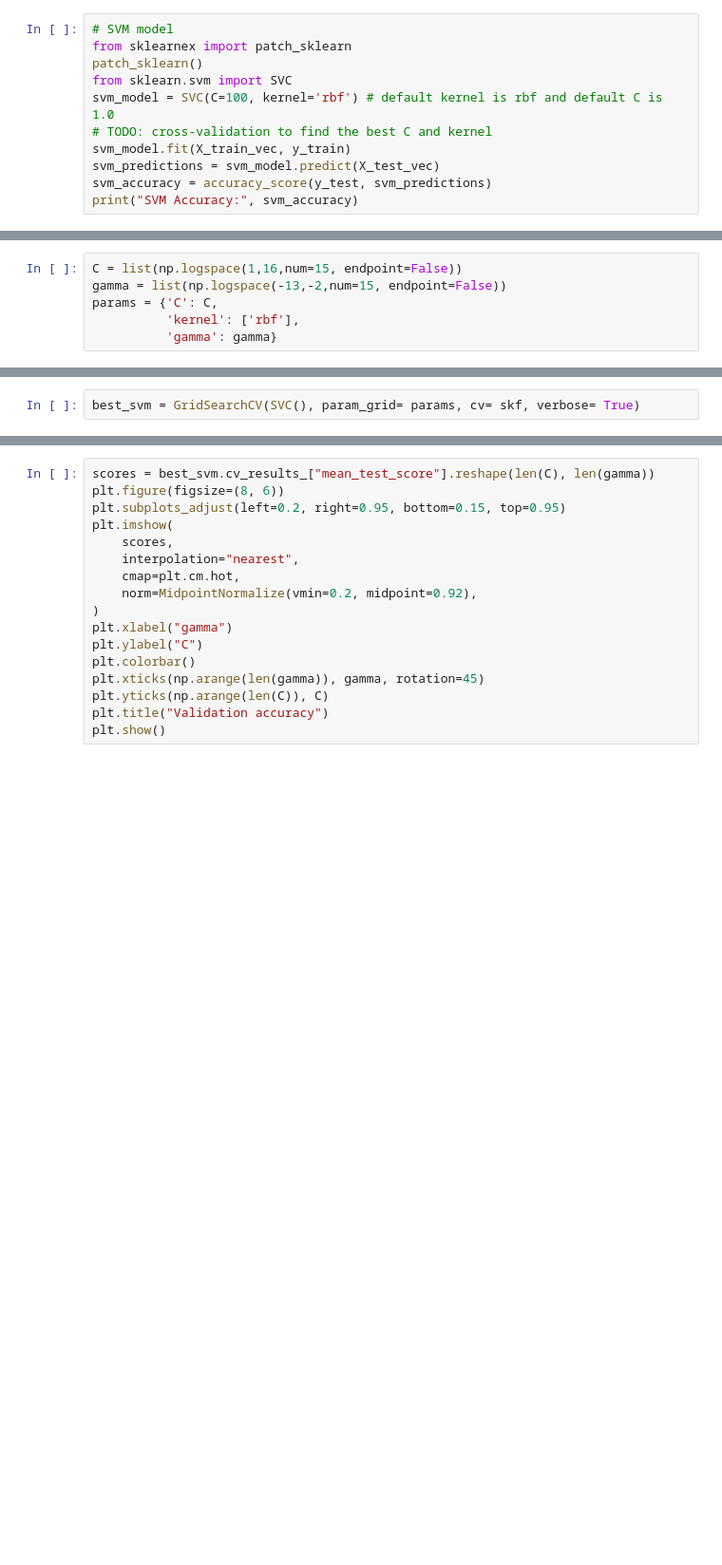
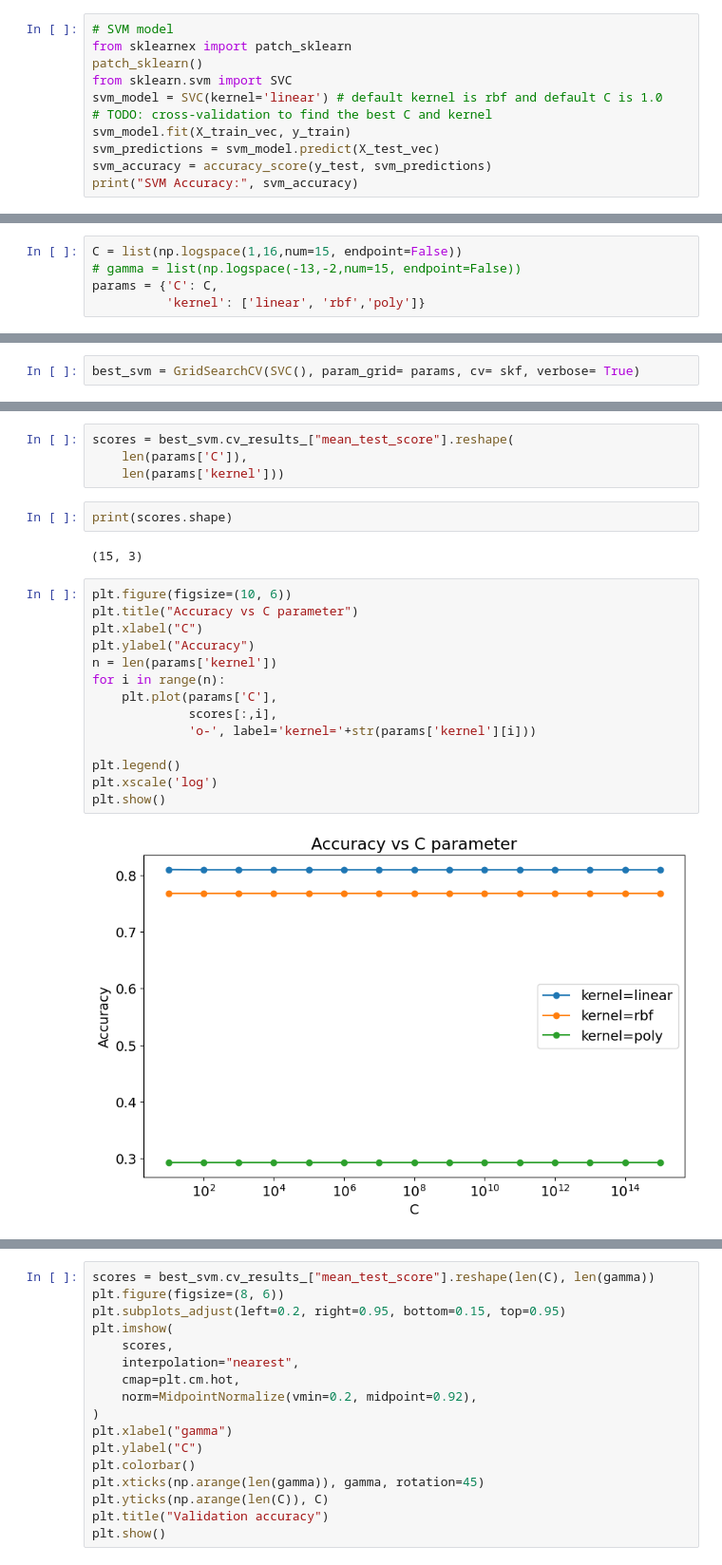
Before and after one commit to benjordan98/intelligent_sys_assignment2, a Jupyter notebook: code.ipynb, the cells around one changed output, grey strips where cells are left out. Shown at 95% size. Cells and saved outputs as stored; diff of their text form; blank space fills up the shorter version.

```diff
--- a/code.ipynb
+++ b/code.ipynb
@@ -872,7 +877,7 @@ Naive Bayes Train Accuracy: 0.6942484653394043
 from sklearnex import patch_sklearn
 patch_sklearn()
 from sklearn.svm import SVC
-svm_model = SVC(C=100, kernel='rbf') # default kernel is rbf and default C is 1.0
+svm_model = SVC(kernel='linear') # default kernel is rbf and default C is 1.0
 # TODO: cross-validation to find the best C and kernel
 svm_model.fit(X_train_vec, y_train)
 svm_predictions = svm_model.predict(X_test_vec)
@@ -1396,10 +1401,9 @@ class MidpointNormalize(Normalize):
         return np.ma.masked_array(np.interp(value, x, y))
 # %%
 C = list(np.logspace(1,16,num=15, endpoint=False))
-gamma = list(np.logspace(-13,-2,num=15, endpoint=False))
+# gamma = list(np.logspace(-13,-2,num=15, endpoint=False))
 params = {'C': C,
-          'kernel': ['rbf'],
-          'gamma': gamma}
+          'kernel': ['linear', 'rbf','poly']}
 # %%
 skf = StratifiedKFold(n_splits=5, shuffle= True, random_state= 17)
 # %%
@@ -1444,0 +1440,24 @@ SVM Accuracy: 0.8408163265306122
+# %%
+scores = best_svm.cv_results_["mean_test_score"].reshape(
+    len(params['C']),
+    len(params['kernel']))
+# %%
+print(scores.shape)
+# %% [output]
+(15, 3)
+# %%
+plt.figure(figsize=(10, 6))
+plt.title("Accuracy vs C parameter")
+plt.xlabel("C")
+plt.ylabel("Accuracy")
+n = len(params['kernel'])
+for i in range(n):
+    plt.plot(params['C'],
+             scores[:,i],
+             'o-', label='kernel='+str(params['kernel'][i]))
+
+plt.legend()
+plt.xscale('log')
+plt.show()
+# %% [output]
+[figure, added]
```
Also changed, not shown: parts of 34 cells of this notebook.
